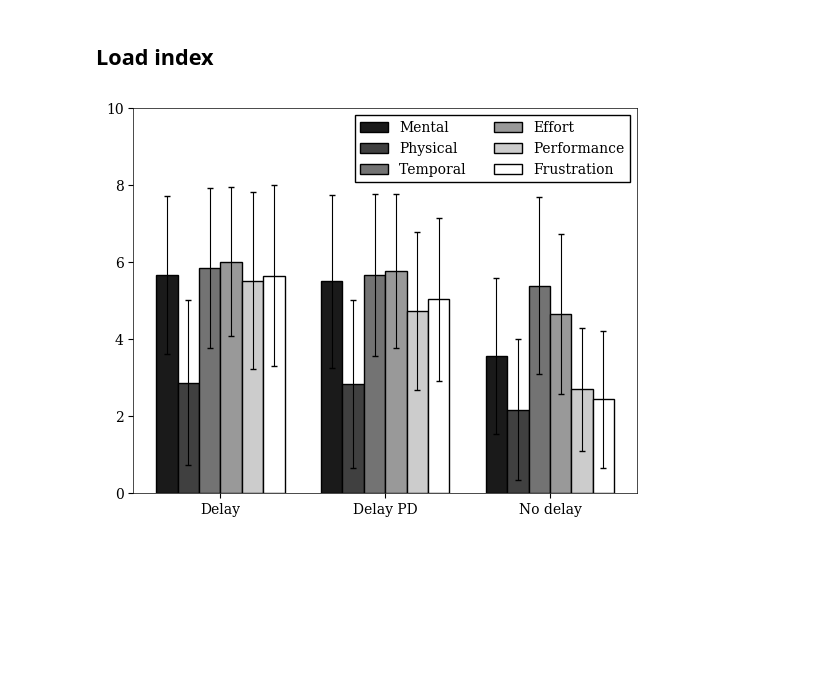
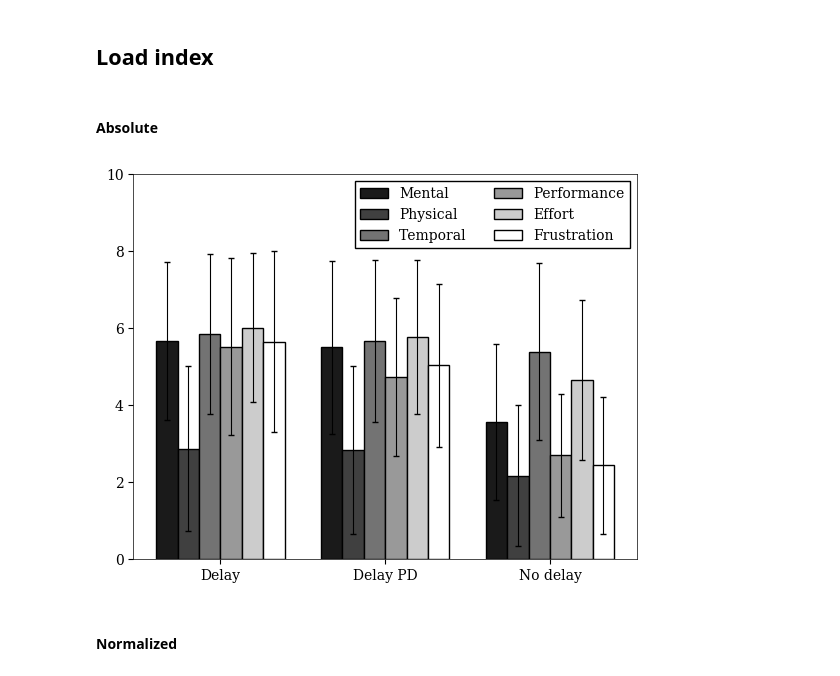
Before and after one commit to martinloland/master_thesis, a Jupyter notebook: data/better.ipynb, the cells around one changed output. Cells and saved outputs as stored; diff of their text form; code cells hidden in the pictures; blank space fills up the shorter version.

```diff
--- a/data/better.ipynb
+++ b/data/better.ipynb
@@ -114,7 +114,10 @@ Delay PD           20.29%           0.00%         -52.51%
 No delay          153.32%         110.59%           0.00%
 # %% [markdown]
 ## Load index
+# %% [markdown]
+#### Absolute
 # %%
+tlx_metrics = ['Mental', 'Physical', 'Temporal', 'Performance', 'Effort', 'Frustration']
 filename = 'nasa_tlx_bar'
 plt.style.use('default')
 plt.style.use('thesis.mplstyle')
@@ -122,32 +125,34 @@ plt.style.use('thesis.mplstyle')
 n_partic = pd.read_sql_query("select rowid from actors where valid=1 ;", conn).size
 fig1, ax1 = plt.subplots(figsize=(6.5,5))
 
 bar_width= 0.13
 
-for idx, metric in enumerate(['Mental', 'Physical', 'Temporal', 'Effort', 'Performance', 'Frustration']):
+for idx, metric in enumerate(tlx_metrics):
     data = np.zeros([n_partic,3])
     for exp in range(3):
         load = pd.read_sql_query("select {} from survey where valid=1 and experiment={};"
                                  .format(metric, exp), conn)
         data[...,exp] = np.reshape(np.array(load),(57,))
     if metric == 'Performance':
         data = np.ones_like(data)*10-data
     mean = data.mean(axis=0)
     std = data.std(axis=0)
     x_pos = np.arange(3)+1 - bar_width*3 +idx*bar_width+bar_width/2
 
     ax1.bar(x_pos, mean, bar_width, yerr=std, label=metric,
             edgecolor='k',
             linewidth=1,
            capsize=2,
            error_kw={'linewidth':0.8})
 
 
 ax1.xaxis.set_major_formatter(ticker.FuncFormatter(exp_format))
 ax1.set_xticks(np.arange(3)+1)
 plt.ylim(0,10)
 plt.legend(ncol=2)
 plt.show()
 # fig1.savefig('../img/{}.png'.format(filename), bbox_inches='tight')
 # %% [output]
-[figure, old version]
+[figure, new version]
+# %% [markdown]
+#### Normalized
```
Also changed, not shown: parts of 2 cells of this notebook.
